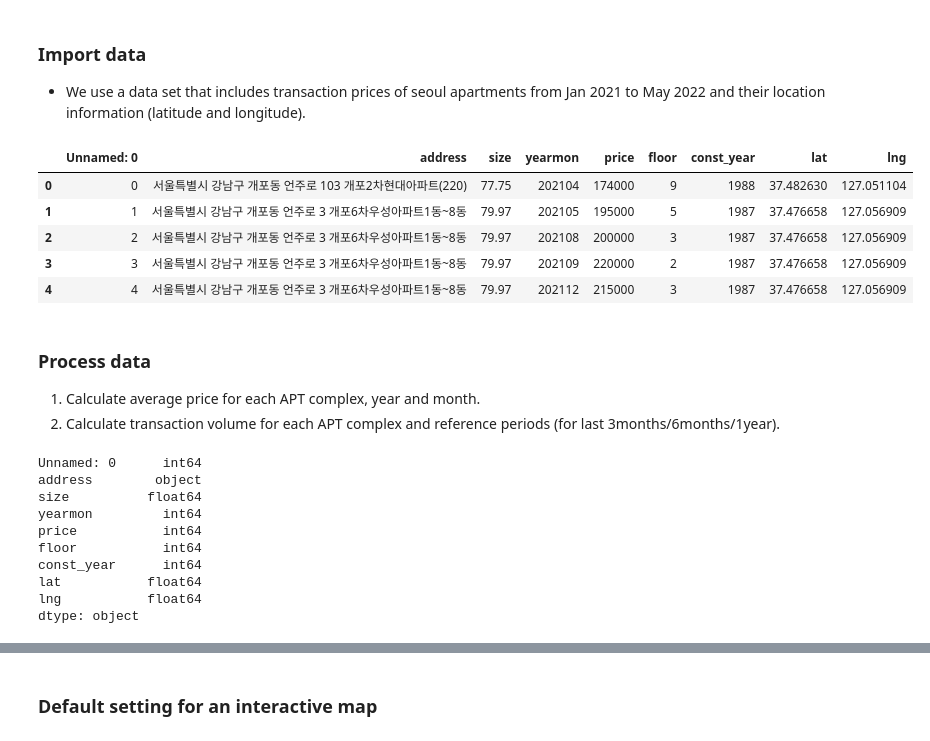
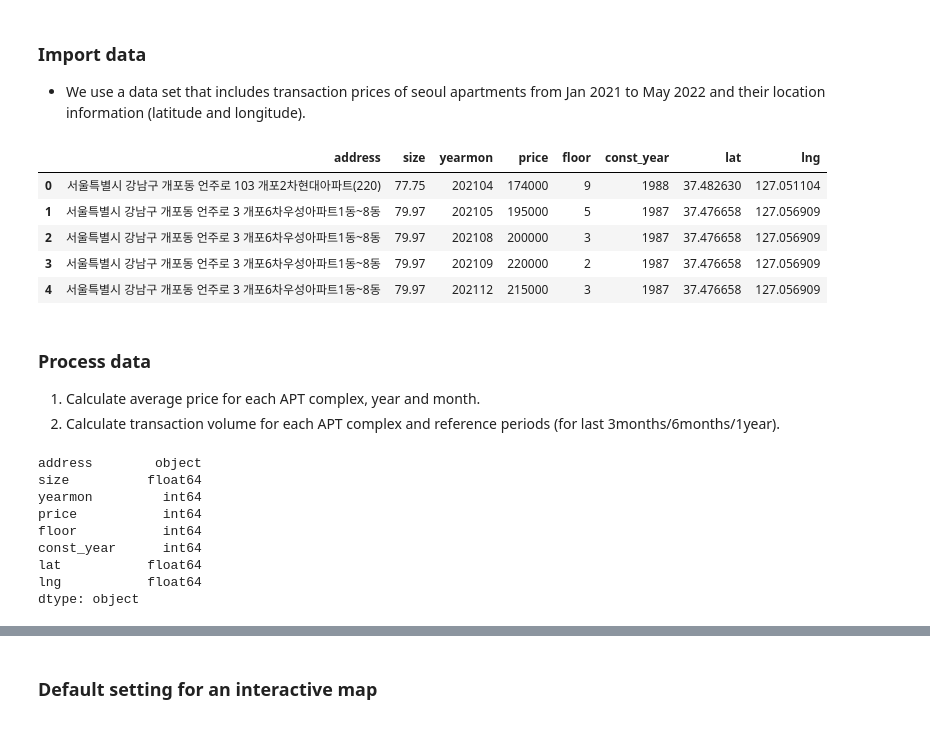
Before and after one commit to ml-kim/Interactive_map, a Jupyter notebook: interactive-map-seoul-house-prices-2021-2022.ipynb, the cells around one changed output, grey strips where cells are left out. Saved outputs shown, nothing was run; the diff lists cells and outputs as text; code cells hidden in the pictures.

Commit message:
Kaggle Notebook | interactive map - seoul house prices 2021-2022 | Version 3

```diff
--- a/interactive-map-seoul-house-prices-2021-2022.ipynb
+++ b/interactive-map-seoul-house-prices-2021-2022.ipynb
@@ -27,14 +27,15 @@ for dirname, _, filenames in os.walk('/kaggle/input'):
 # %%
 # import data
 dat = pd.read_csv("../input/seoul-apt-info/seoul_apt_info.csv")
+dat = dat.drop(["Unnamed: 0"], axis = 1)
 dat.head()
 # %% [output]
-|  | Unnamed: 0 | address | size | yearmon | price | floor | const_year | lat | lng |
-| 0 | 0 | 서울특별시 강남구 개포동 언주로 103 개포2차현대아파트(220) | 77.75 | 202104 | 174000 | 9 | 1988 | 37.482630 | 127.051104 |
-| 1 | 1 | 서울특별시 강남구 개포동 언주로 3 개포6차우성아파트1동~8동 | 79.97 | 202105 | 195000 | 5 | 1987 | 37.476658 | 127.056909 |
-| 2 | 2 | 서울특별시 강남구 개포동 언주로 3 개포6차우성아파트1동~8동 | 79.97 | 202108 | 200000 | 3 | 1987 | 37.476658 | 127.056909 |
-| 3 | 3 | 서울특별시 강남구 개포동 언주로 3 개포6차우성아파트1동~8동 | 79.97 | 202109 | 220000 | 2 | 1987 | 37.476658 | 127.056909 |
-| 4 | 4 | 서울특별시 강남구 개포동 언주로 3 개포6차우성아파트1동~8동 | 79.97 | 202112 | 215000 | 3 | 1987 | 37.476658 | 127.056909 |
+|  | address | size | yearmon | price | floor | const_year | lat | lng |
+| 0 | 서울특별시 강남구 개포동 언주로 103 개포2차현대아파트(220) | 77.75 | 202104 | 174000 | 9 | 1988 | 37.482630 | 127.051104 |
+| 1 | 서울특별시 강남구 개포동 언주로 3 개포6차우성아파트1동~8동 | 79.97 | 202105 | 195000 | 5 | 1987 | 37.476658 | 127.056909 |
+| 2 | 서울특별시 강남구 개포동 언주로 3 개포6차우성아파트1동~8동 | 79.97 | 202108 | 200000 | 3 | 1987 | 37.476658 | 127.056909 |
+| 3 | 서울특별시 강남구 개포동 언주로 3 개포6차우성아파트1동~8동 | 79.97 | 202109 | 220000 | 2 | 1987 | 37.476658 | 127.056909 |
+| 4 | 서울특별시 강남구 개포동 언주로 3 개포6차우성아파트1동~8동 | 79.97 | 202112 | 215000 | 3 | 1987 | 37.476658 | 127.056909 |
 # %% [markdown]
 ### Process data
 
@@ -43,7 +44,6 @@ dat.head()
 # %%
 dat.dtypes
 # %% [output]
-Unnamed: 0      int64
 address        object
 size          float64
 yearmon         int64
```
Also changed, not shown: parts of 15 cells of this notebook.
